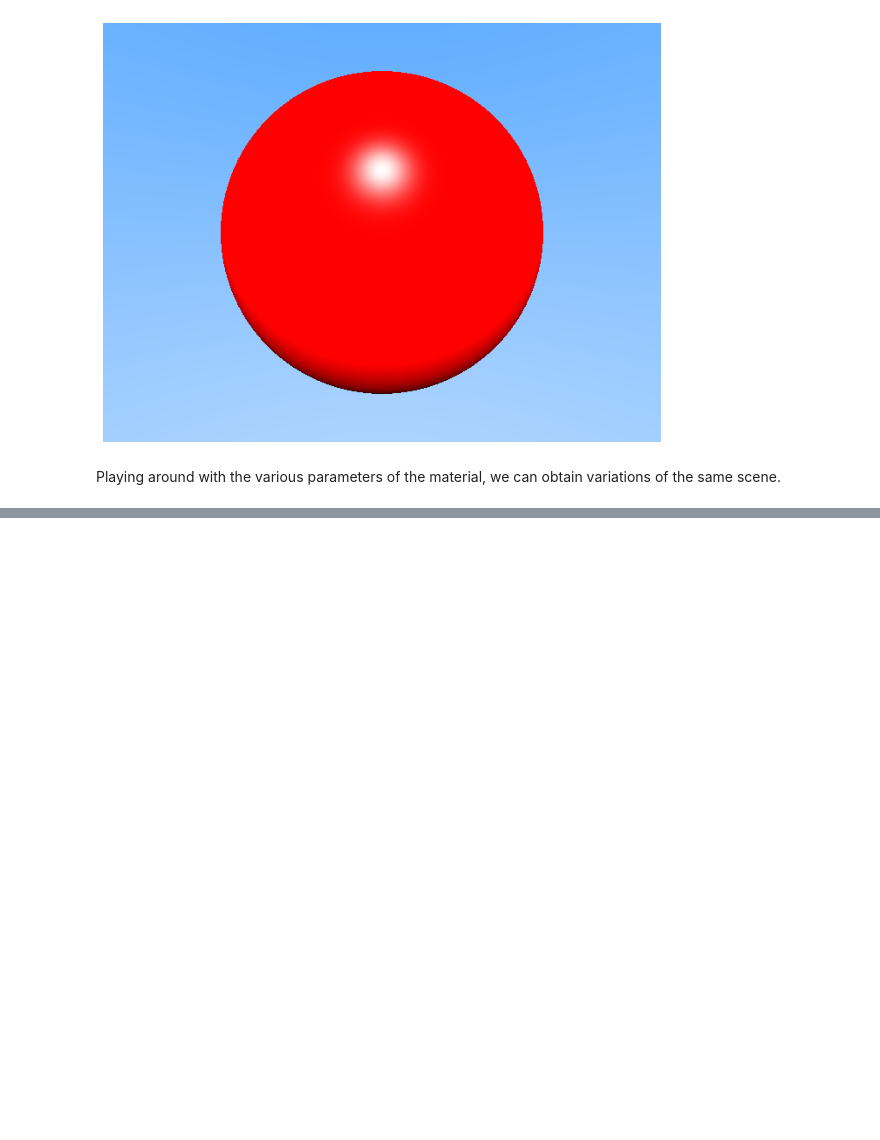
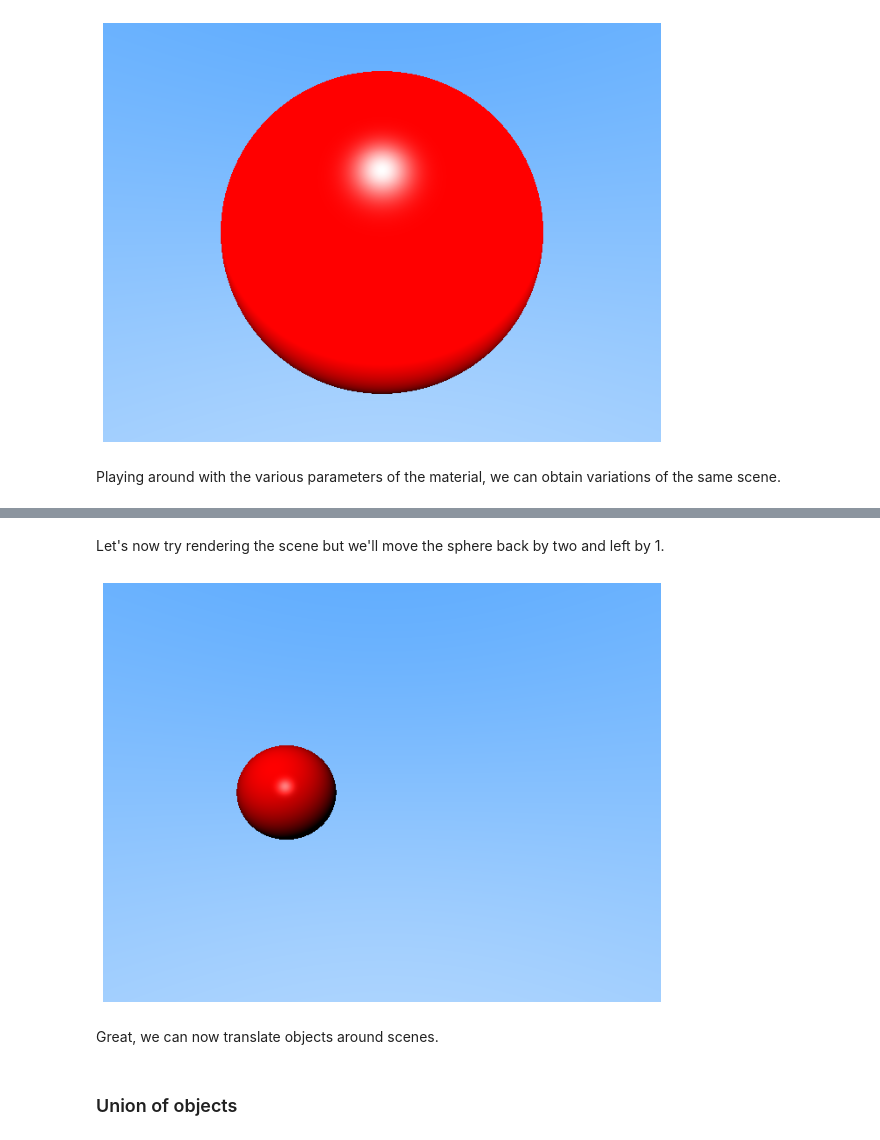
Before and after one commit to sharadmv/sharadvikram.com, a Jupyter notebook: notebooks/Ray_Marching_Blog_Post.ipynb, the cells around one changed output, grey strips where cells are left out. Cells and saved outputs as stored; diff of their text form; code cells hidden in the pictures; blank space fills up the shorter version.

```diff
--- a/notebooks/Ray_Marching_Blog_Post.ipynb
+++ b/notebooks/Ray_Marching_Blog_Post.ipynb
@@ -417,0 +434,27 @@ WARNING:matplotlib.image:Clipping input data to the valid range for imshow with
+# %%
+@dataclasses.dataclass
+class Translate(Renderable):
+  obj: Renderable
+  translation: Vector
+
+  def sdf(self, point: Point) -> Scalar:
+    return self.obj.sdf(point - self.translation)
+
+  def material_at(self, point: Point) -> Material:
+    return self.obj.material_at(point - self.translation)
+# %% [markdown]
+Let's now try rendering the scene but we'll move the sphere back by two and left by 1.
+# %%
+sphere = Translate(
+    Sphere(0.5, material=Material(diffuse=0.5, specular=0.5)),
+    jnp.array([-1., 0., 2]))
+scene = Scene(sphere, [Light(point=jnp.array([0., 1., -2.]), color=jnp.array([1., 1., 1.]))])
+plt.figure(figsize=(10, 10))
+plt.axis('off')
+plt.imshow(engine.render(scene));
+# %% [output]
+[figure, added]
+# %% [markdown]
+Great, we can now translate objects around scenes.
+# %% [markdown]
+### Union of objects
```
Also changed, not shown: parts of 19 cells of this notebook, 7 other files.
